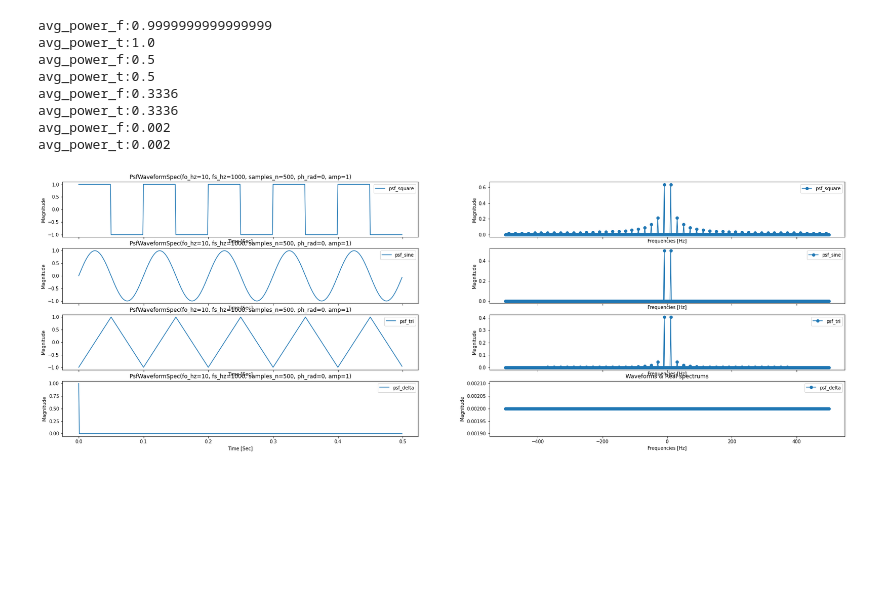
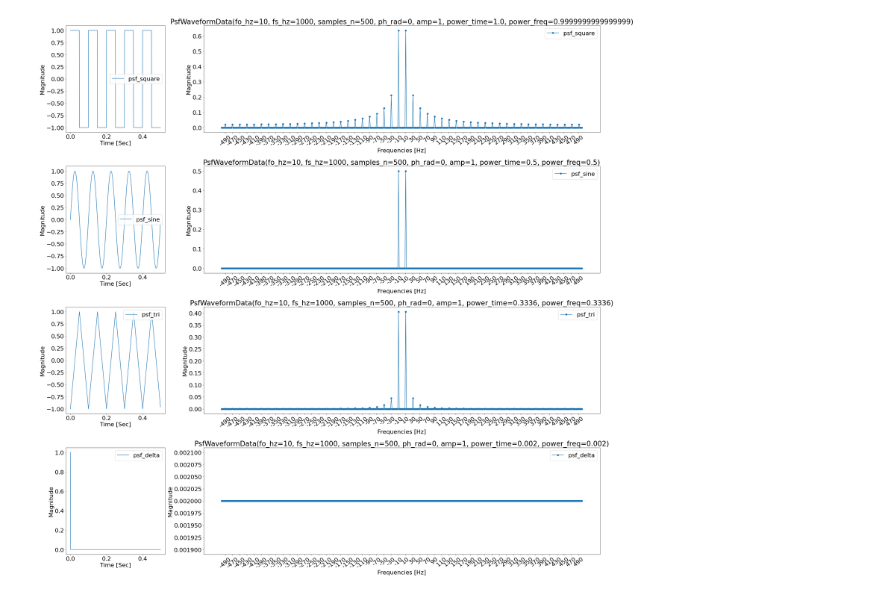
Before and after one commit to lorsi96/Signal-Processing-Fundaments---MSE07, a Jupyter notebook: TP2 Procesamiento de Señales: Fundamentos.ipynb, the cells around one changed output. Drawn from its saved outputs; the diff is of its cells as text; code cells hidden in the pictures; blank space fills up the shorter version.

```diff
--- a/TP2 Procesamiento de Señales: Fundamentos.ipynb
+++ b/TP2 Procesamiento de Señales: Fundamentos.ipynb
@@ -13,7 +18,6 @@ class PsfWaveformSpec:
   samples_n: int
   ph_rad: float = 0
   amp: float = 1
-  power: float = 0
 
 @dataclass
 class PsfWaveformData(PsfWaveformSpec):
@@ -65,51 +69,57 @@ def get_avg_power_f(X):
 
 def get_avg_power_t(x):
   return np.sum(x**2) / len(x)
+
+
+font = {'weight' : 'normal',
+        'size'   : 12}
+
+plt.rc('font', **font)
 # %%
 def get_avg_power(spectrum):
   return np.sqrt(np.sum(spectrum**2))
+
+
+
+font = {'weight' : 'normal',
+        'size'   : 22}
+
+plt.rc('font', **font)
 
 wfm = PsfWaveformSpec(
     fo_hz = 10,
     fs_hz = 1000,
     samples_n = 500,
     ph_rad = 0,
     amp = 1
 )
 
 waveforms = (psf_square, psf_sine, psf_tri, psf_delta)
 
-fig, axs = plt.subplots(len(waveforms), 2 , figsize=(30, 10), sharex='col')
+fig, axs = plt.subplots(len(waveforms), 2 , figsize=(30, 30), gridspec_kw={'width_ratios': [1, 4]})
 
 
 for i, fun in enumerate((psf_square, psf_sine, psf_tri, psf_delta)):
   time = np.arange(0, wfm.samples_n) * 1/wfm.fs_hz
   sig = fun(wfm)
+  fft, fft_fs = easy_fft(sig, wfm.fs_hz)
   fft = np.abs(np.fft.fftshift(np.fft.fft(sig)/len(sig)))
   fft_fs = np.linspace(-wfm.fs_hz / 2, wfm.fs_hz / 2, wfm.samples_n)
 
   d = PsfWaveformData(power_freq=get_avg_power_f(fft), power_time=get_avg_power_t(sig),  **wfm.__dict__)
   axs[i, 0].plot(time, sig, label=fun.__name__)
   axs[i, 0].legend()
   axs[i, 0].set_xlabel('Time [Sec]')
   axs[i, 0].set_ylabel('Magnitude')
-  axs[i, 0].set_title(str(d))
+  axs[i, 1].set_title(str(d))
   axs[i, 1].plot(fft_fs, fft, '-o', label=fun.__name__)
   axs[i, 1].legend()
   axs[i, 1].set_xlabel('Frequencies [Hz]')
   axs[i, 1].set_ylabel('Magnitude')
+  axs[i, 1].set_xticks(range(-490, 500, 20))
+  axs[i, 1].set_xticklabels(range(-490, 500, 20), rotation=40)
 
-  # axs[i, 1].set_xticks(np.arange(-wfm.fs_hz / 2, wfm.fs_hz / 2, wfm.fo_hz))
-
-plt.title('Waveforms & Real spectrums')
+plt.tight_layout()
 plt.show()
 # %% [output]
-avg_power_f:0.9999999999999999
-avg_power_t:1.0
-avg_power_f:0.5
-avg_power_t:0.5
-avg_power_f:0.3336
-avg_power_t:0.3336
-avg_power_f:0.002
-avg_power_t:0.002
-[figure, old version]
+[figure, new version]
```
Also changed, not shown: parts of 6 cells of this notebook, 8 other files.
